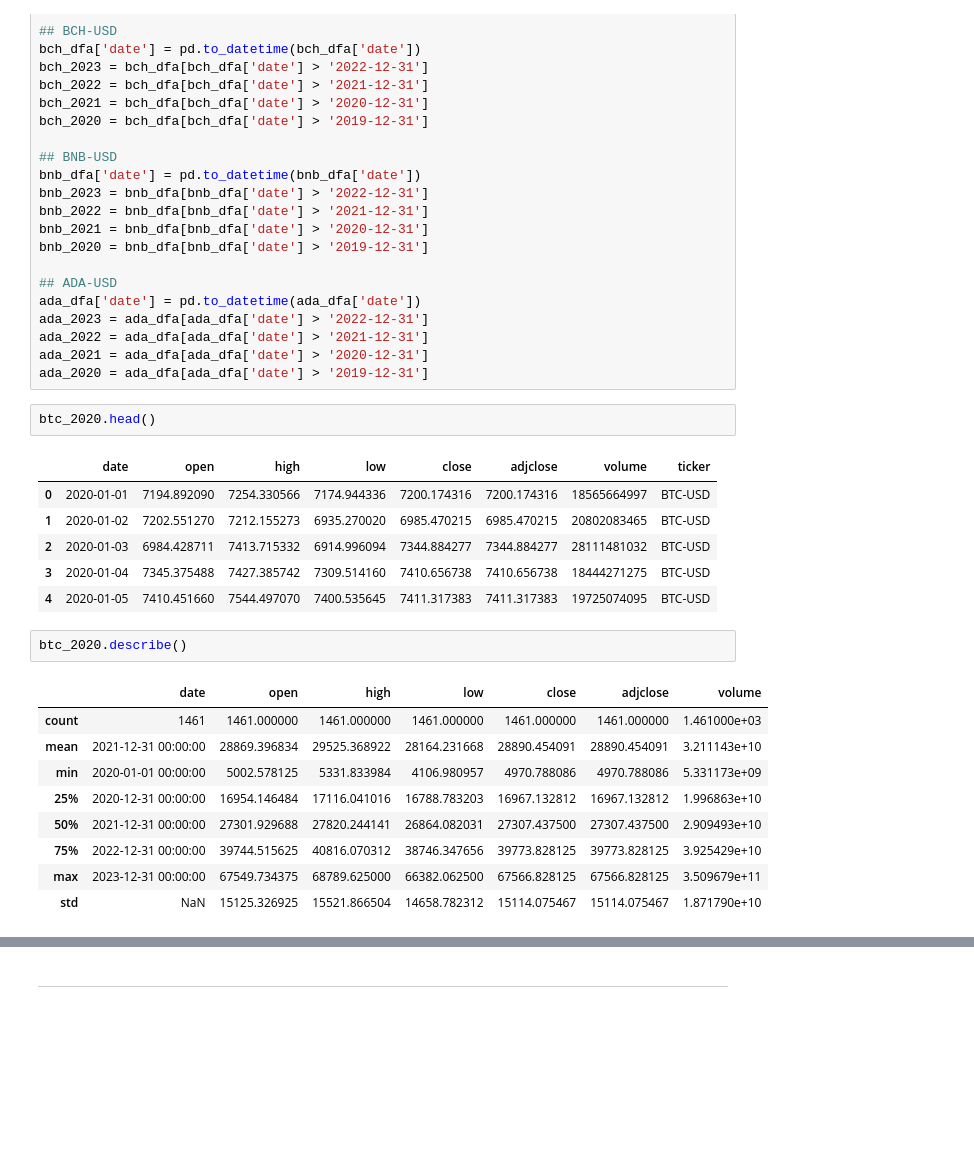
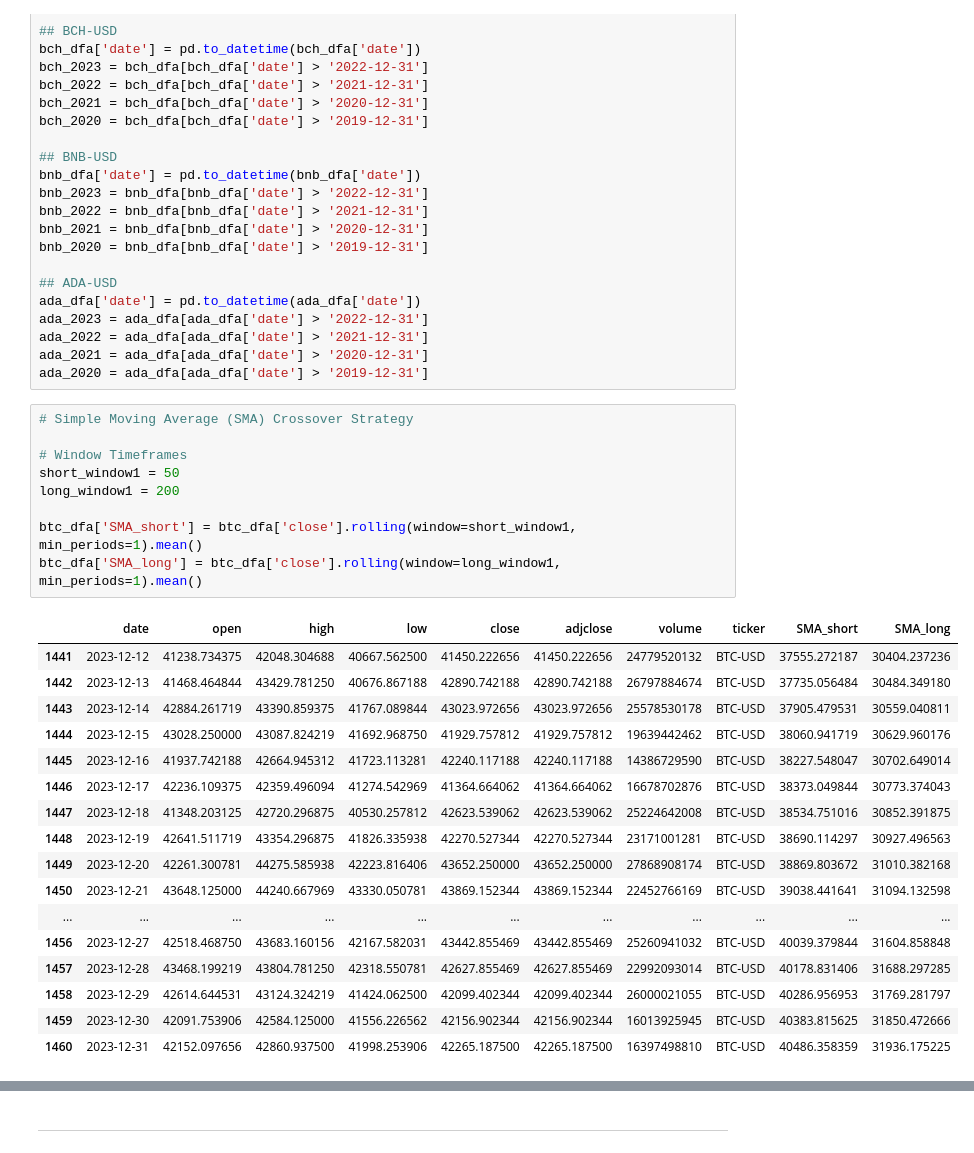
Before and after one commit to bigmikecreates/cfd_trading_strategies, a Jupyter notebook: src/sma.ipynb, the cells around one changed output, grey strips where cells are left out. Cells and saved outputs as stored; diff of their text form; blank space fills up the shorter version.

```diff
--- a/src/sma.ipynb
+++ b/src/sma.ipynb
@@ -115,27 +115,33 @@ ada_2023 = ada_dfa[ada_dfa['date'] > '2022-12-31']
 ada_2022 = ada_dfa[ada_dfa['date'] > '2021-12-31']
 ada_2021 = ada_dfa[ada_dfa['date'] > '2020-12-31']
 ada_2020 = ada_dfa[ada_dfa['date'] > '2019-12-31']
-# %%
-btc_2020.head()
-# %% [output]
-|  | date | open | high | low | close | adjclose | volume | ticker |
-| 0 | 2020-01-01 | 7194.892090 | 7254.330566 | 7174.944336 | 7200.174316 | 7200.174316 | 18565664997 | BTC-USD |
-| 1 | 2020-01-02 | 7202.551270 | 7212.155273 | 6935.270020 | 6985.470215 | 6985.470215 | 20802083465 | BTC-USD |
-| 2 | 2020-01-03 | 6984.428711 | 7413.715332 | 6914.996094 | 7344.884277 | 7344.884277 | 28111481032 | BTC-USD |
-| 3 | 2020-01-04 | 7345.375488 | 7427.385742 | 7309.514160 | 7410.656738 | 7410.656738 | 18444271275 | BTC-USD |
-| 4 | 2020-01-05 | 7410.451660 | 7544.497070 | 7400.535645 | 7411.317383 | 7411.317383 | 19725074095 | BTC-USD |
-# %%
-btc_2020.describe()
-# %% [output]
-|  | date | open | high | low | close | adjclose | volume |
-| count | 1461 | 1461.000000 | 1461.000000 | 1461.000000 | 1461.000000 | 1461.000000 | 1.461000e+03 |
-| mean | 2021-12-31 00:00:00 | 28869.396834 | 29525.368922 | 28164.231668 | 28890.454091 | 28890.454091 | 3.211143e+10 |
-| min | 2020-01-01 00:00:00 | 5002.578125 | 5331.833984 | 4106.980957 | 4970.788086 | 4970.788086 | 5.331173e+09 |
-| 25% | 2020-12-31 00:00:00 | 16954.146484 | 17116.041016 | 16788.783203 | 16967.132812 | 16967.132812 | 1.996863e+10 |
-| 50% | 2021-12-31 00:00:00 | 27301.929688 | 27820.244141 | 26864.082031 | 27307.437500 | 27307.437500 | 2.909493e+10 |
-| 75% | 2022-12-31 00:00:00 | 39744.515625 | 40816.070312 | 38746.347656 | 39773.828125 | 39773.828125 | 3.925429e+10 |
-| max | 2023-12-31 00:00:00 | 67549.734375 | 68789.625000 | 66382.062500 | 67566.828125 | 67566.828125 | 3.509679e+11 |
-| std | NaN | 15125.326925 | 15521.866504 | 14658.782312 | 15114.075467 | 15114.075467 | 1.871790e+10 |
+# %%
+# Simple Moving Average (SMA) Crossover Strategy
+
+# Window Timeframes
+short_window1 = 50
+long_window1 = 200
+
+btc_dfa['SMA_short'] = btc_dfa['close'].rolling(window=short_window1, min_periods=1).mean()
+btc_dfa['SMA_long'] = btc_dfa['close'].rolling(window=long_window1, min_periods=1).mean()
+# %% [output]
+|  | date | open | high | low | close | adjclose | volume | ticker | SMA_short | SMA_long |
+| 1441 | 2023-12-12 | 41238.734375 | 42048.304688 | 40667.562500 | 41450.222656 | 41450.222656 | 24779520132 | BTC-USD | 37555.272187 | 30404.237236 |
+| 1442 | 2023-12-13 | 41468.464844 | 43429.781250 | 40676.867188 | 42890.742188 | 42890.742188 | 26797884674 | BTC-USD | 37735.056484 | 30484.349180 |
+| 1443 | 2023-12-14 | 42884.261719 | 43390.859375 | 41767.089844 | 43023.972656 | 43023.972656 | 25578530178 | BTC-USD | 37905.479531 | 30559.040811 |
+| 1444 | 2023-12-15 | 43028.250000 | 43087.824219 | 41692.968750 | 41929.757812 | 41929.757812 | 19639442462 | BTC-USD | 38060.941719 | 30629.960176 |
+| 1445 | 2023-12-16 | 41937.742188 | 42664.945312 | 41723.113281 | 42240.117188 | 42240.117188 | 14386729590 | BTC-USD | 38227.548047 | 30702.649014 |
+| 1446 | 2023-12-17 | 42236.109375 | 42359.496094 | 41274.542969 | 41364.664062 | 41364.664062 | 16678702876 | BTC-USD | 38373.049844 | 30773.374043 |
+| 1447 | 2023-12-18 | 41348.203125 | 42720.296875 | 40530.257812 | 42623.539062 | 42623.539062 | 25224642008 | BTC-USD | 38534.751016 | 30852.391875 |
+| 1448 | 2023-12-19 | 42641.511719 | 43354.296875 | 41826.335938 | 42270.527344 | 42270.527344 | 23171001281 | BTC-USD | 38690.114297 | 30927.496563 |
+| 1449 | 2023-12-20 | 42261.300781 | 44275.585938 | 42223.816406 | 43652.250000 | 43652.250000 | 27868908174 | BTC-USD | 38869.803672 | 31010.382168 |
+| 1450 | 2023-12-21 | 43648.125000 | 44240.667969 | 43330.050781 | 43869.152344 | 43869.152344 | 22452766169 | BTC-USD | 39038.441641 | 31094.132598 |
+| ... | ... | ... | ... | ... | ... | ... | ... | ... | ... | ... |
+| 1456 | 2023-12-27 | 42518.468750 | 43683.160156 | 42167.582031 | 43442.855469 | 43442.855469 | 25260941032 | BTC-USD | 40039.379844 | 31604.858848 |
+| 1457 | 2023-12-28 | 43468.199219 | 43804.781250 | 42318.550781 | 42627.855469 | 42627.855469 | 22992093014 | BTC-USD | 40178.831406 | 31688.297285 |
+| 1458 | 2023-12-29 | 42614.644531 | 43124.324219 | 41424.062500 | 42099.402344 | 42099.402344 | 26000021055 | BTC-USD | 40286.956953 | 31769.281797 |
+| 1459 | 2023-12-30 | 42091.753906 | 42584.125000 | 41556.226562 | 42156.902344 | 42156.902344 | 16013925945 | BTC-USD | 40383.815625 | 31850.472666 |
+| 1460 | 2023-12-31 | 42152.097656 | 42860.937500 | 41998.253906 | 42265.187500 | 42265.187500 | 16397498810 | BTC-USD | 40486.358359 | 31936.175225 |
 # %%
 # BTC-USD Ranges (2020 - 2023)
 
```
Also changed, not shown: parts of 1 cell of this notebook.
